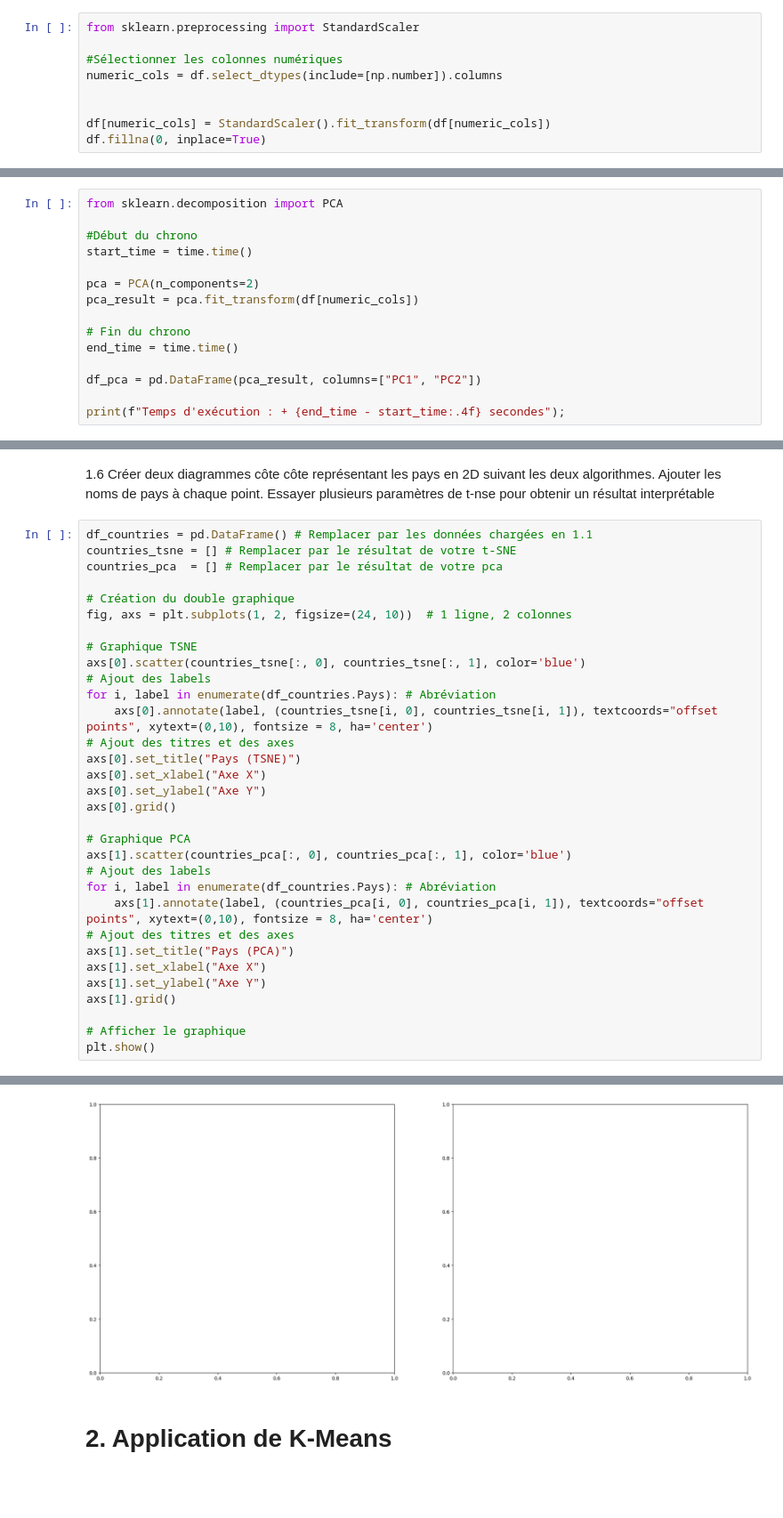
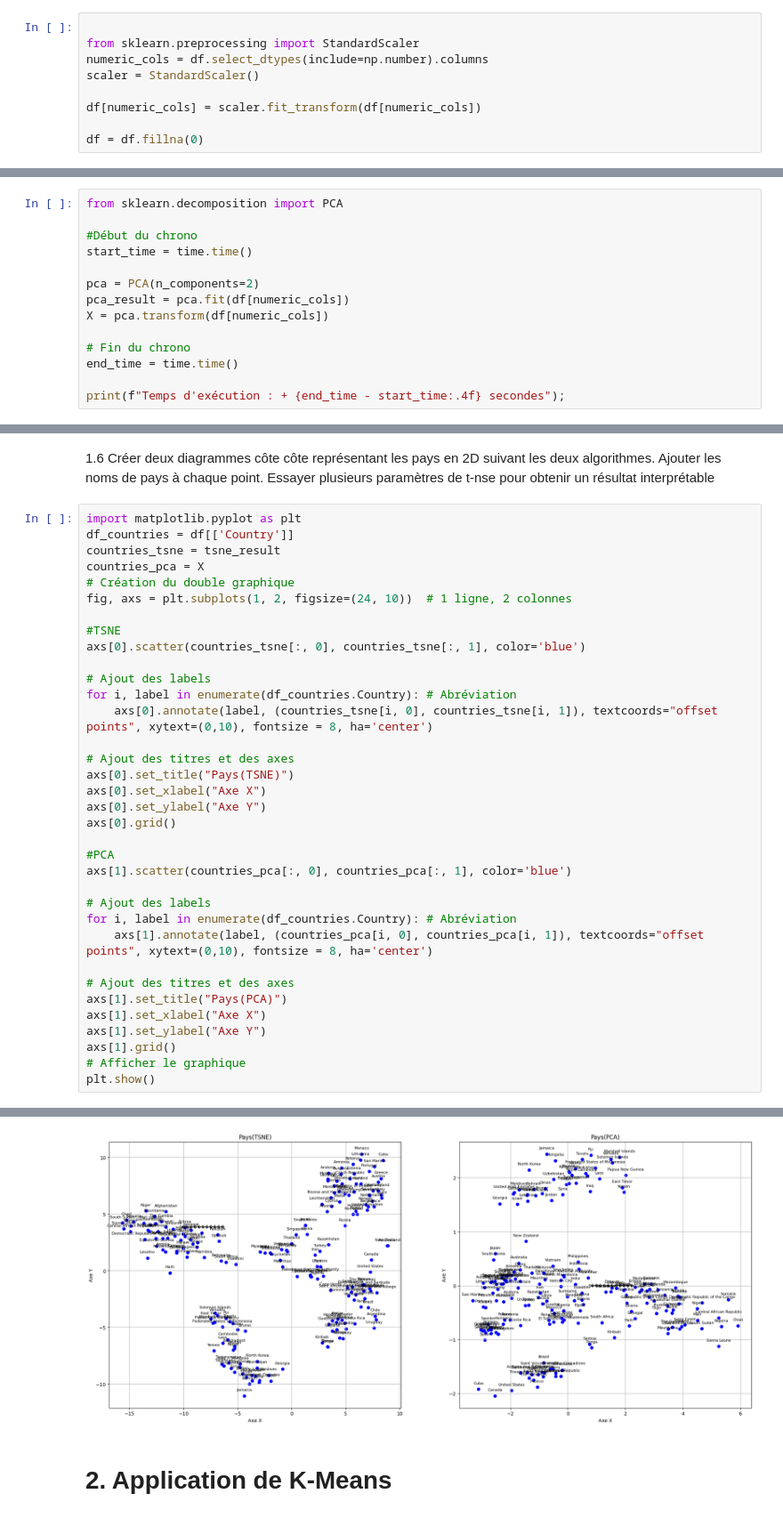
Before and after one commit to FujiminoDeliaMary/ArtfullCode, a Jupyter notebook: BigDataAI/TP2_nonsupervise_pays.ipynb, the cells around one changed output, grey strips where cells are left out. Shown at 89% size. Cells and saved outputs as stored; diff of their text form; blank space fills up the shorter version.

```diff
--- a/BigDataAI/TP2_nonsupervise_pays.ipynb
+++ b/BigDataAI/TP2_nonsupervise_pays.ipynb
@@ -40,14 +40,14 @@ Mounted at /content/drive
 # %% [markdown]
 1.2 Normaliser les données numériques, puis remplacer les valeurs Nan par la valeur 0, en utilisant la fonction np.isnan().
 # %%
+
 from sklearn.preprocessing import StandardScaler
+numeric_cols = df.select_dtypes(include=np.number).columns
+scaler = StandardScaler()
 
-#Sélectionner les colonnes numériques
-numeric_cols = df.select_dtypes(include=[np.number]).columns
+df[numeric_cols] = scaler.fit_transform(df[numeric_cols])
 
-
-df[numeric_cols] = StandardScaler().fit_transform(df[numeric_cols])
-df.fillna(0, inplace=True)
+df = df.fillna(0)
 # %% [markdown]
 1.3 Appliquer une PCA aux données normalisée, afin d'obtenir une réprésentation en deux dimensions.
 En utilisant time, mesure le temps d'éxécution.
@@ -58,12 +58,11 @@ from sklearn.decomposition import PCA
 start_time = time.time()
 
 pca = PCA(n_components=2)
-pca_result = pca.fit_transform(df[numeric_cols])
+pca_result = pca.fit(df[numeric_cols])
+X = pca.transform(df[numeric_cols])
 
 # Fin du chrono
 end_time = time.time()
 
-df_pca = pd.DataFrame(pca_result, columns=["PC1", "PC2"])
-
 print(f"Temps d'exécution : + {end_time - start_time:.4f} secondes");
 # %% [output]
@@ -96,35 +95,38 @@ Temps de traitement: + 3.7439 secondes
 1.6 Créer deux diagrammes côte côte représentant les pays en 2D suivant les deux algorithmes. Ajouter les noms de pays à chaque point.
 Essayer plusieurs paramètres de t-nse pour obtenir un résultat interprétable
 # %%
-df_countries = pd.DataFrame() # Remplacer par les données chargées en 1.1
-countries_tsne = [] # Remplacer par le résultat de votre t-SNE
-countries_pca  = [] # Remplacer par le résultat de votre pca
-
+import matplotlib.pyplot as plt
+df_countries = df[['Country']]
+countries_tsne = tsne_result
+countries_pca = X
 # Création du double graphique
 fig, axs = plt.subplots(1, 2, figsize=(24, 10))  # 1 ligne, 2 colonnes
 
-# Graphique TSNE
+#TSNE
 axs[0].scatter(countries_tsne[:, 0], countries_tsne[:, 1], color='blue')
+
 # Ajout des labels
-for i, label in enumerate(df_countries.Pays): # Abréviation
+for i, label in enumerate(df_countries.Country): # Abréviation
     axs[0].annotate(label, (countries_tsne[i, 0], countries_tsne[i, 1]), textcoords="offset points", xytext=(0,10), fontsize = 8, ha='center')
+
 # Ajout des titres et des axes
-axs[0].set_title("Pays (TSNE)")
+axs[0].set_title("Pays(TSNE)")
 axs[0].set_xlabel("Axe X")
 axs[0].set_ylabel("Axe Y")
 axs[0].grid()
 
-# Graphique PCA
+#PCA
 axs[1].scatter(countries_pca[:, 0], countries_pca[:, 1], color='blue')
+
 # Ajout des labels
-for i, label in enumerate(df_countries.Pays): # Abréviation
+for i, label in enumerate(df_countries.Country): # Abréviation
     axs[1].annotate(label, (countries_pca[i, 0], countries_pca[i, 1]), textcoords="offset points", xytext=(0,10), fontsize = 8, ha='center')
+
 # Ajout des titres et des axes
-axs[1].set_title("Pays (PCA)")
+axs[1].set_title("Pays(PCA)")
 axs[1].set_xlabel("Axe X")
 axs[1].set_ylabel("Axe Y")
 axs[1].grid()
-
 # Afficher le graphique
 plt.show()
 # %% [output]
@@ -132,4 +133,4 @@ TypeError: list indices must be integers or slices, not tuple
-[figure, old version]
+[figure, new version]
 # %% [markdown]
 # 2. Application de K-Means
 # %% [markdown]
```
Also changed, not shown: parts of 18 cells of this notebook.
